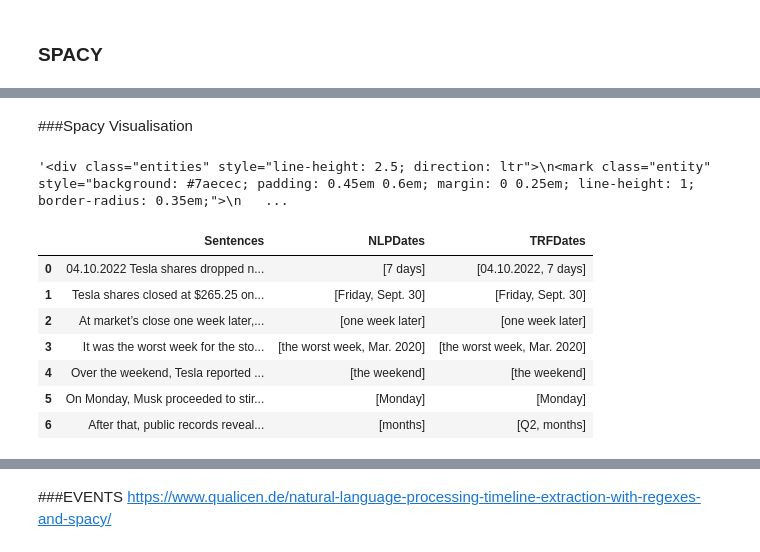
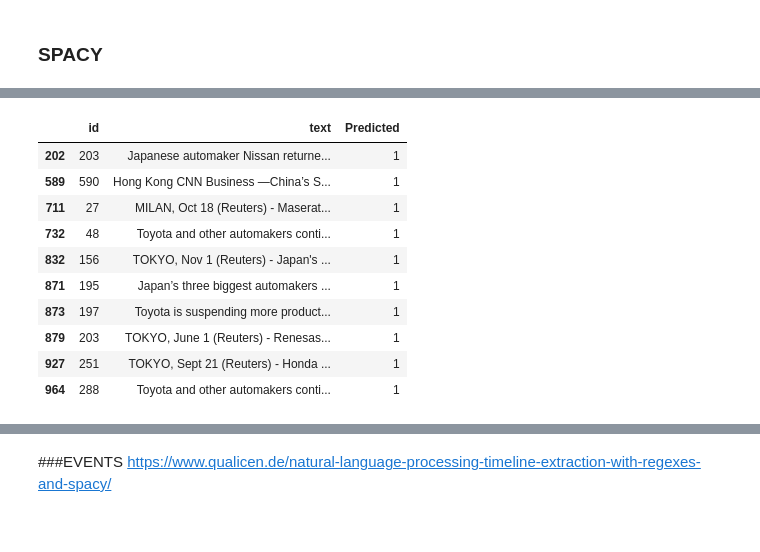
Before and after one commit to beatriceyapsm/Temporal-Information, a Jupyter notebook: CombiModels.ipynb, the cells around one changed output, grey strips where cells are left out. Drawn from its saved outputs; the diff is of its cells as text; code cells hidden in the pictures.

```diff
--- a/CombiModels.ipynb
+++ b/CombiModels.ipynb
@@ -197,30 +285,18 @@ df['Sentences']= sentences
 # %%
 #load roberta transformer
 trf = spacy.load('en_core_web_trf')
-# %% [markdown]
-###Spacy Visualisation
-# %%
-displacy.render(doc, style="ent")
-# %% [output]
-'<div class="entities" style="line-height: 2.5; direction: ltr">\n<mark class="entity" style="background: #7aecec; padding: 0.45em 0.6em; margin: 0 0.25em; line-height: 1; border-radius: 0.35em;">\n   ...
-# %%
-#regEx1 = r'(?:\d{1,2}[-/th|st|nd|rd\s]*)?(?:Jan|Feb|Mar|Apr|May|Jun|Jul|Aug|Sep|Oct|Nov|Dec)[a-z\s,.]*(?:\d{1,2}[-/th|st|nd|rd)\s,]*)?(?:\d{2,4})'
-#regEx2 = r'(\d{2,4})[\.\/\-](0[1-9]|1[012])[\.\/\-](\d{2,4})'
-df['NLPDates'] = df['Sentences'].apply(lambda sent: [(ent.text) for ent in nlp(sent).ents if ent.label_ == "DATE"])
-df['TRFDates'] = df['Sentences'].apply(lambda sent: [(ent.text) for ent in trf(sent).ents if ent.label_ == "DATE"])
-#df['RDates']=df['RDates'].str.split(",").str[0]
-#df['Dates'] = df['Sentences'].apply(lambda sent: re.findall(regEx1, sent))
-#df['Dates2'] = df['Sentences'].apply(lambda sent: re.findall(regEx2, sent))
-#df['Dates'] =  df['Dates']+df['Dates2']
-#df=df.drop(['Dates2'],axis=1)
-#df = pd.DataFrame(df['RDates'].values.tolist(), index=df.index)
-df.head(8)
-# %% [output]
-|  | Sentences | NLPDates | TRFDates |
-| 0 | 04.10.2022 Tesla shares dropped n... | [7 days] | [04.10.2022, 7 days] |
-| 1 | Tesla shares closed at $265.25 on... | [Friday, Sept. 30] | [Friday, Sept. 30] |
-| 2 | At market’s close one week later,... | [one week later] | [one week later] |
-| 3 | It was the worst week for the sto... | [the worst week, Mar. 2020] | [the worst week, Mar. 2020] |
-| 4 | Over the weekend, Tesla reported ... | [the weekend] | [the weekend] |
-| 5 | On Monday, Musk proceeded to stir... | [Monday] | [Monday] |
-| 6 | After that, public records reveal... | [months] | [Q2, months] |
+# %%
+df_temptest=df_ceff.head(10)
+df_temptest
+# %% [output]
+|  | id | text | Predicted |
+| 202 | 203 | Japanese automaker Nissan returne... | 1 |
+| 589 | 590 | Hong Kong CNN Business —China’s S... | 1 |
+| 711 | 27 | MILAN, Oct 18 (Reuters) - Maserat... | 1 |
+| 732 | 48 | Toyota and other automakers conti... | 1 |
+| 832 | 156 | TOKYO, Nov 1 (Reuters) - Japan's ... | 1 |
+| 871 | 195 | Japan’s three biggest automakers ... | 1 |
+| 873 | 197 | Toyota is suspending more product... | 1 |
+| 879 | 203 | TOKYO, June 1 (Reuters) - Renesas... | 1 |
+| 927 | 251 | TOKYO, Sept 21 (Reuters) - Honda ... | 1 |
+| 964 | 288 | Toyota and other automakers conti... | 1 |
```
Also changed, not shown: parts of 40 cells of this notebook.
